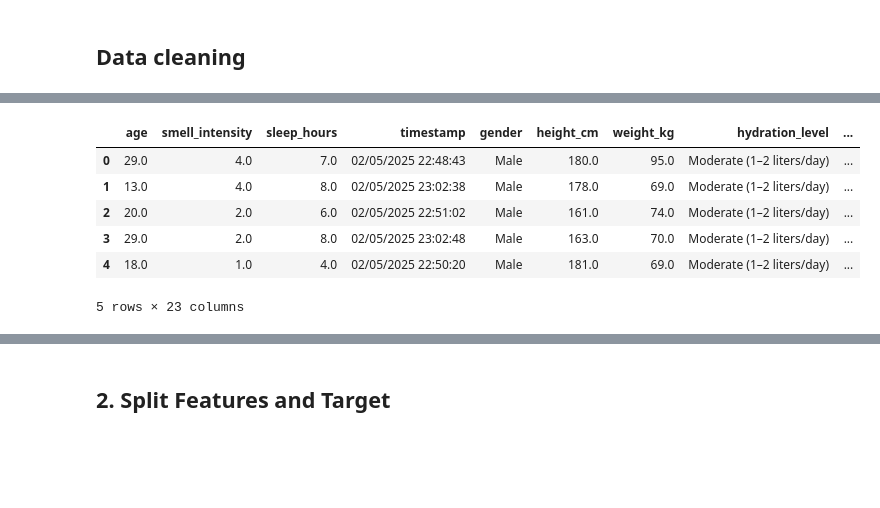
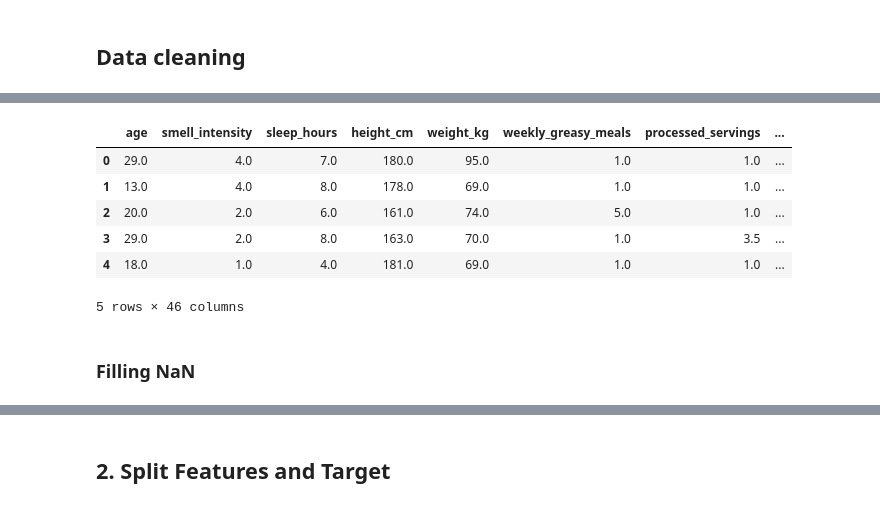
Before and after one commit to HACKATHON-Git-Push-no-protection/Hackathon-GPNP, a Jupyter notebook: hackathon/backend/train_model.ipynb, the cells around one changed output, grey strips where cells are left out. Drawn from its saved outputs; the diff is of its cells as text; code cells hidden in the pictures; blank space fills up the shorter version.

```diff
--- a/hackathon/backend/train_model.ipynb
+++ b/hackathon/backend/train_model.ipynb
@@ -76,9 +80,6 @@ for col in numeric_cols:
     # strip non‐digits (e.g. '90kg = bulking' → '90')
     df[col] = df[col].astype(str).str.extract(r'(\d+\.?\d*)')[0].astype(float)
 
-# 5. Map Yes/No to boolean
-#df['meds_affecting_gut'] = df['meds_affecting_gut'].map({'Yes': True, 'No': False})
-#df['dairy_freq'] = df['dairy_freq'].map({'Yes': 'regular', 'No': 'none', 'Occasionally': 'occasional'})
 
 # 6. Helper to parse ranges like "3-4", "5 and more", "0-2"
 def parse_range(val):
@@ -102,11 +103,36 @@ range_cols = [
 for col in range_cols:
     df[col] = df[col].apply(parse_range)
 
-# 8. Clean categorical columns if needed (e.g. hydration, spiciness, activity)
-#    You can ordinal‐encode or OneHotEncode later in your pipeline.
-#df['hydration_level'] = df['hydration_level'] \
-#    .str.replace(r'[^0-9\-\+]', '', regex=True)
-#df['activity_level'] = df['activity_level'].str.strip()
+# 1. Compute the mean of weekly bms excluding 100
+mean_bms = df.loc[df['weekly_bms'] != 100, 'weekly_bms'].mean()
+df.loc[df['weekly_bms'] == 100, 'weekly_bms'] = mean_bms
+
+# Map Male→0, Female→1, leave Other as NaN for now
+df['gender_encoded'] = df['gender'].map({'Male': 0, 'Female': 1})
+
+# Randomly assign 0 or 1 for the rows where gender == 'Other'
+mask_other = df['gender'] == 'Other'
+df.loc[mask_other, 'gender_encoded'] = np.random.randint(0, 2, size=mask_other.sum())
+
+# Drop the original gender column if you no longer need it
+df.drop(['gender', 'timestamp', 'meds_affecting_gut'], axis=1, inplace=True)
+
+# 2. One-hot encode the remaining categorical columns
+categorical_cols = [
+    'hydration_level',
+    'activity_level',
+    'dairy_freq',
+    'spiciness',
+    'toilet_method',
+    'stool_consistency',
+    'stool_color',
+    'caffeinated_beverages_per_day',
+    'fat_grams',
+    'fiber_grams'
+]
+
+df = pd.get_dummies(df, columns=categorical_cols, drop_first=False)
+
 
 # 9. Final sanity check
 print(df.dtypes)
@@ -131,8 +157,10 @@ wipes_per_bm                     float64
 dtype: object
-|  | age | smell_intensity | sleep_hours | timestamp | gender | height_cm | weight_kg | hydration_level | ... |
-| 0 | 29.0 | 4.0 | 7.0 | 02/05/2025 22:48:43 | Male | 180.0 | 95.0 | Moderate (1–2 liters/day) | ... |
-| 1 | 13.0 | 4.0 | 8.0 | 02/05/2025 23:02:38 | Male | 178.0 | 69.0 | Moderate (1–2 liters/day) | ... |
-| 2 | 20.0 | 2.0 | 6.0 | 02/05/2025 22:51:02 | Male | 161.0 | 74.0 | Moderate (1–2 liters/day) | ... |
-| 3 | 29.0 | 2.0 | 8.0 | 02/05/2025 23:02:48 | Male | 163.0 | 70.0 | Moderate (1–2 liters/day) | ... |
-| 4 | 18.0 | 1.0 | 4.0 | 02/05/2025 22:50:20 | Male | 181.0 | 69.0 | Moderate (1–2 liters/day) | ... |
+|  | age | smell_intensity | sleep_hours | height_cm | weight_kg | weekly_greasy_meals | processed_servings | ... |
+| 0 | 29.0 | 4.0 | 7.0 | 180.0 | 95.0 | 1.0 | 1.0 | ... |
+| 1 | 13.0 | 4.0 | 8.0 | 178.0 | 69.0 | 1.0 | 1.0 | ... |
+| 2 | 20.0 | 2.0 | 6.0 | 161.0 | 74.0 | 5.0 | 1.0 | ... |
+| 3 | 29.0 | 2.0 | 8.0 | 163.0 | 70.0 | 1.0 | 3.5 | ... |
+| 4 | 18.0 | 1.0 | 4.0 | 181.0 | 69.0 | 1.0 | 1.0 | ... |
-5 rows × 23 columns
+5 rows × 46 columns
+# %% [markdown]
+### Filling NaN
```
Also changed, not shown: parts of 8 cells of this notebook.
